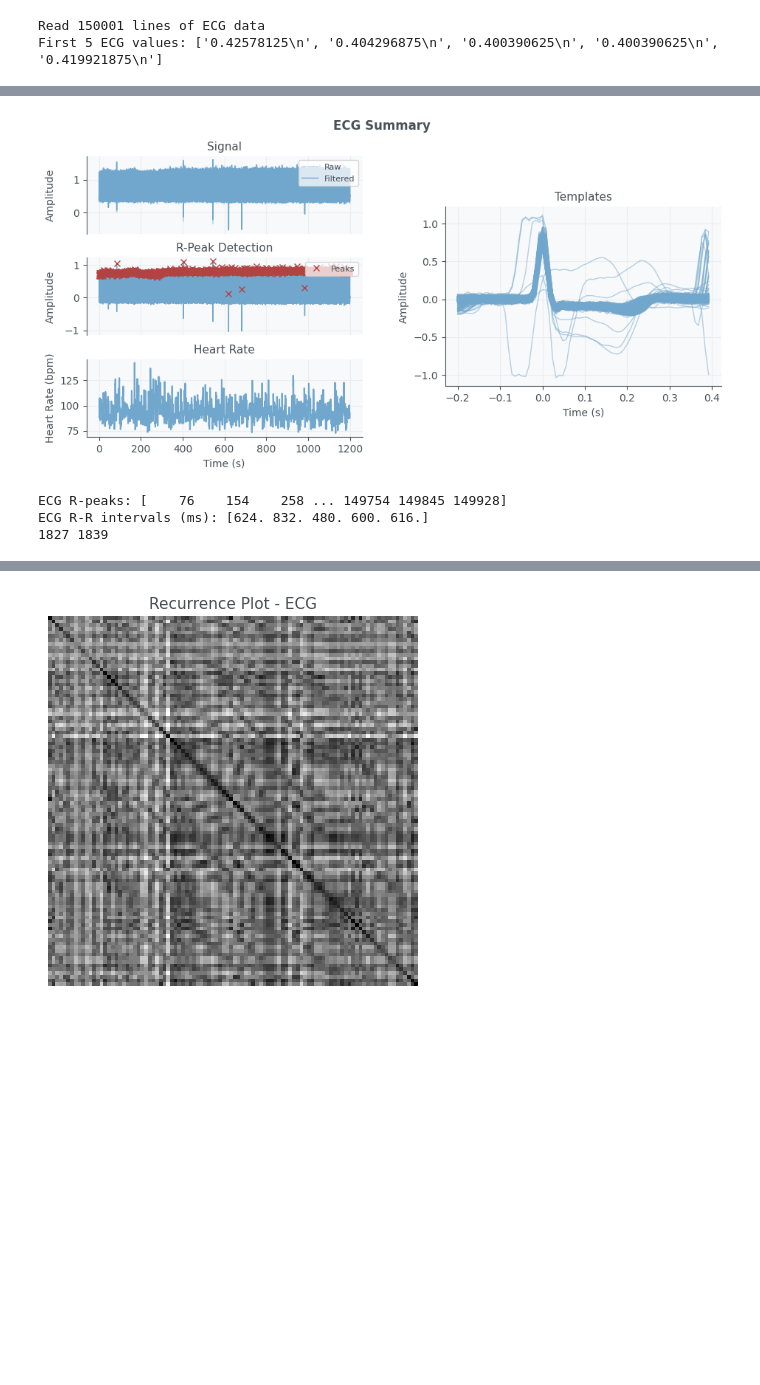
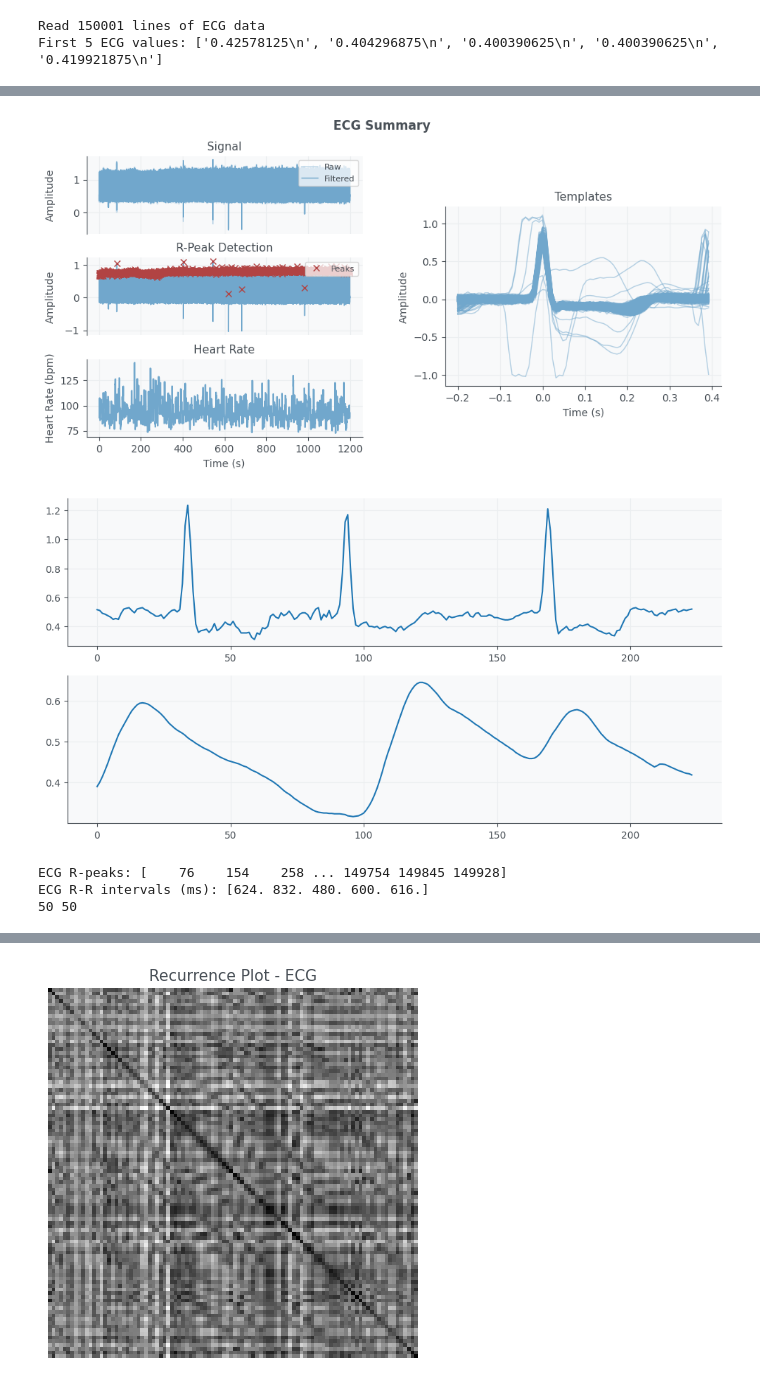
Before and after one commit to EML-Labs/Dataset, a Jupyter notebook: ppo2.ipynb, the cells around one changed output, grey strips where cells are left out. Cells and saved outputs as stored; diff of their text form; code cells hidden in the pictures; blank space fills up the shorter version.

```diff
--- a/ppo2.ipynb
+++ b/ppo2.ipynb
@@ -48,21 +58,35 @@ PPG Inter-peak intervals (ms): [696. 616. 824. 472. 600.]
 # %%
 ecg_file = os.path.join(folder, "ecg_001_data.txt")
+rri_file = os.path.join(folder, "rri_001_data.txt")
 with open(ecg_file, "r") as f:
     ecg_data = f.readlines()
 ecg_data = [float(x.strip()) for x in ecg_data if x.strip()]
 out = signals.ecg.ecg(signal=ecg_data, sampling_rate=125, show= True)
 rpeaks = out['rpeaks']
-rri = np.diff(rpeaks)/125 * 1000  # Convert to milliseconds
+
+sub_ecg_data = ecg_data[224:448]  # Adjusted to match the PPG data length
+sub_ppg_data = ppg_data[224:448]  # Adjusted to match the ECG data length
+plt.figure(figsize=(12, 6))
+plt.subplot(2, 1, 1)
+plt.plot(sub_ecg_data, label='ECG Signal')
+plt.subplot(2, 1, 2)
+plt.plot(sub_ppg_data, label='PPG Signal')
+plt.show()
+rri = np.diff(rpeaks)/125 * 1000  # Convert to miliseconds
+with open(rri_file, "w") as f:
+    for r in rri:
+        f.write(f"{r}\n")
 print(f"ECG R-peaks: {rpeaks}")
 print(f"ECG R-R intervals (ms): {rri[:5]}")
 first_10_ppi = ppi[:50]
 first_10_rri = rri[:50]
 print(len(first_10_ppi), len(first_10_rri))
 # %% [output]
 [figure]
+[figure, added]
 ECG R-peaks: [    76    154    258 ... 149754 149845 149928]
 ECG R-R intervals (ms): [624. 832. 480. 600. 616.]
-1827 1839
+50 50
 # %%
 plt.figure(figsize=(12, 6))
 plt.plot(range(1,101), first_10_rri[0:100], 'r*-', markersize=12, label='First 10 ECG R-R intervals (ms)')
```
Also changed, not shown: parts of 2 cells of this notebook, 4 other files.
